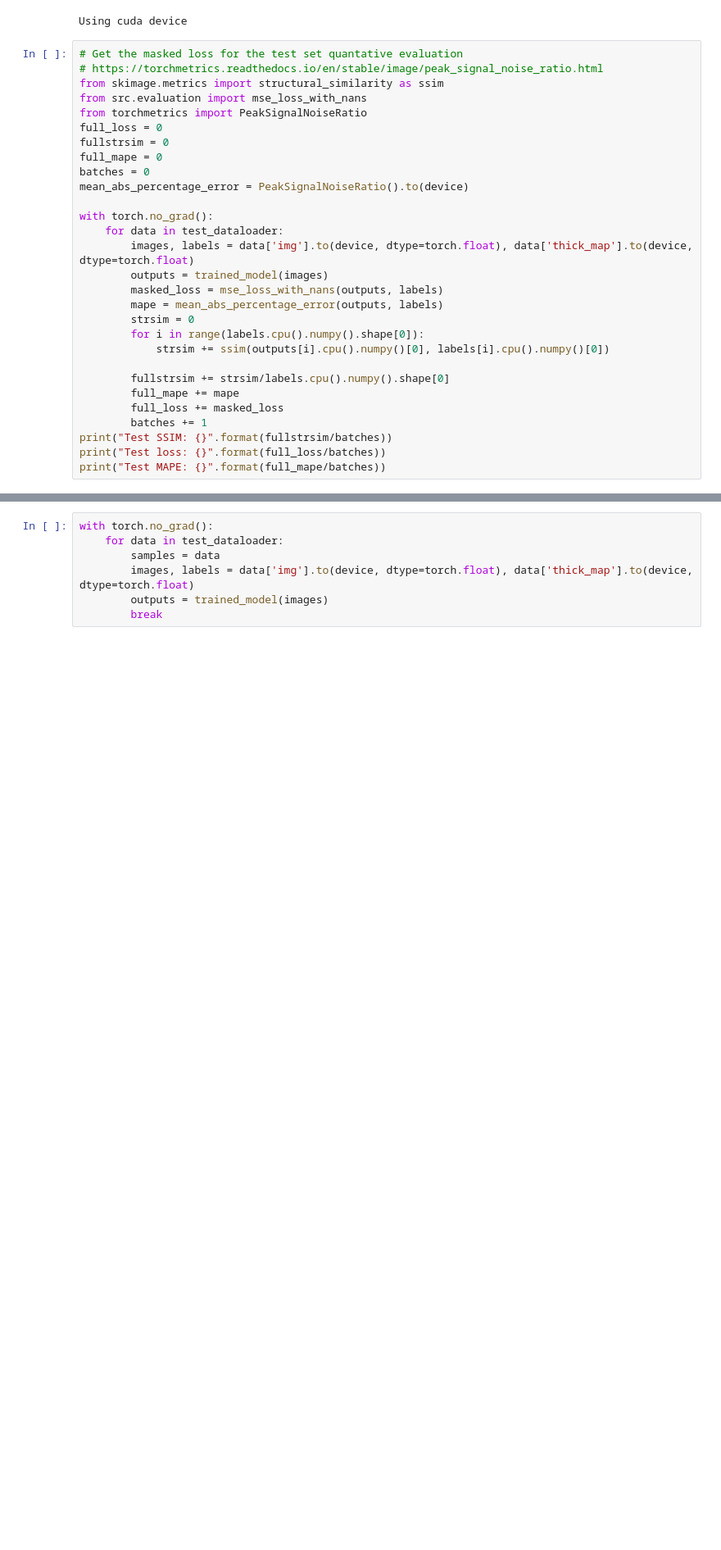
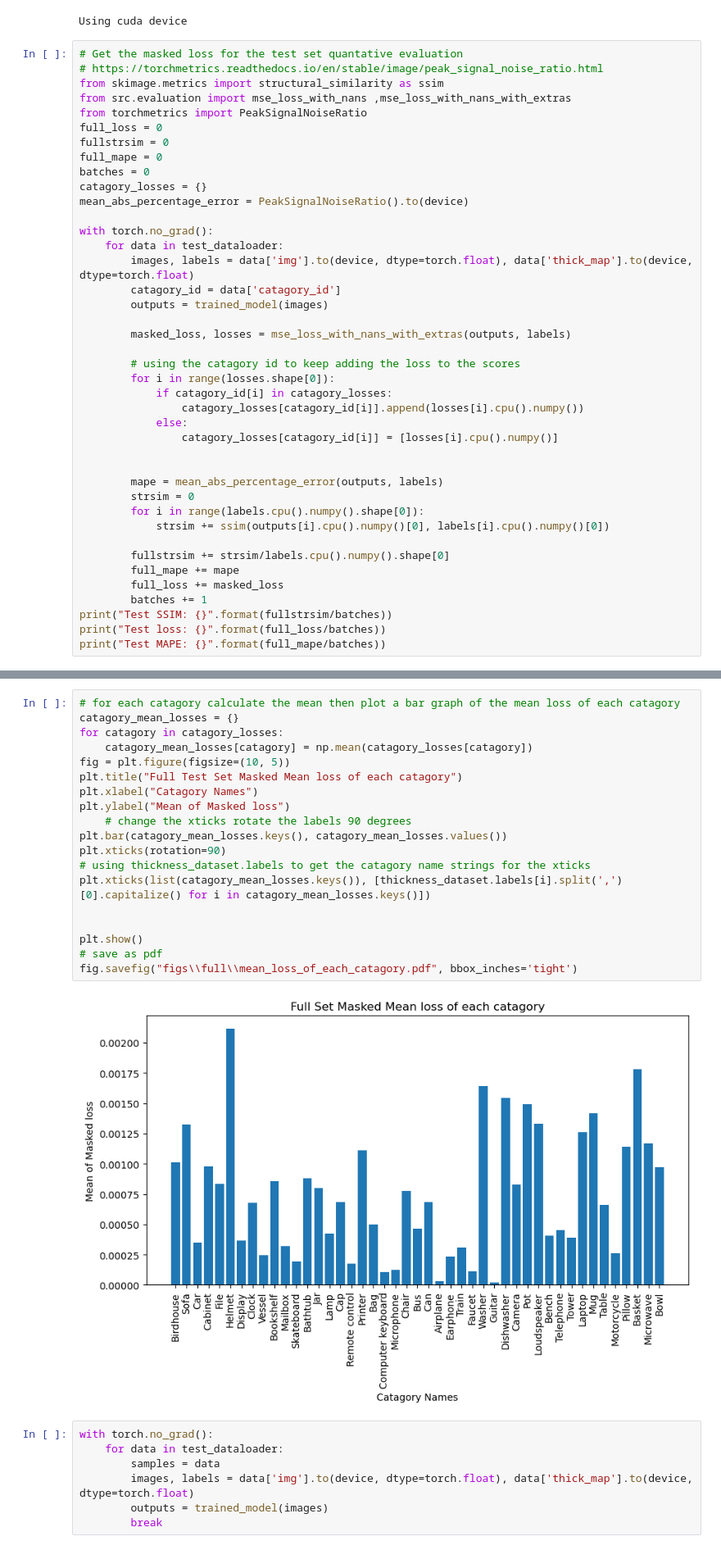
Before and after one commit to kane1204/Object-Thickness-Estimation-Network, a Jupyter notebook: test_model_balanced.ipynb, the cells around one changed output, grey strips where cells are left out. Shown at 82% size. Drawn from its saved outputs; the diff is of its cells as text; blank space fills up the shorter version.

```diff
--- a/test_model_balanced.ipynb
+++ b/test_model_balanced.ipynb
@@ -144,19 +144,31 @@ Using cuda device
 # Get the masked loss for the test set quantative evaluation
 # https://torchmetrics.readthedocs.io/en/stable/image/peak_signal_noise_ratio.html
 from skimage.metrics import structural_similarity as ssim
-from src.evaluation import mse_loss_with_nans
+from src.evaluation import mse_loss_with_nans ,mse_loss_with_nans_with_extras
 from torchmetrics import PeakSignalNoiseRatio
 full_loss = 0
 fullstrsim = 0
 full_mape = 0
 batches = 0
+catagory_losses = {}
 mean_abs_percentage_error = PeakSignalNoiseRatio().to(device)
 
 with torch.no_grad():
     for data in test_dataloader:
         images, labels = data['img'].to(device, dtype=torch.float), data['thick_map'].to(device, dtype=torch.float)
+        catagory_id = data['catagory_id']
         outputs = trained_model(images)
-        masked_loss = mse_loss_with_nans(outputs, labels)
+
+        masked_loss, losses = mse_loss_with_nans_with_extras(outputs, labels)
+
+        # using the catagory id to keep adding the loss to the scores
+        for i in range(losses.shape[0]):
+            if catagory_id[i] in catagory_losses:
+                catagory_losses[catagory_id[i]].append(losses[i].cpu().numpy())
+            else:
+                catagory_losses[catagory_id[i]] = [losses[i].cpu().numpy()]
+
+
         mape = mean_abs_percentage_error(outputs, labels)
         strsim = 0
         for i in range(labels.cpu().numpy().shape[0]):
@@ -175,4 +187,25 @@ Test loss: 0.007023253478109837
 Test MAPE: 29.51276206970215
+# %%
+# for each catagory calculate the mean then plot a bar graph of the mean loss of each catagory
+catagory_mean_losses = {}
+for catagory in catagory_losses:
+    catagory_mean_losses[catagory] = np.mean(catagory_losses[catagory])
+fig = plt.figure(figsize=(10, 5))
+plt.title("Full Test Set Masked Mean loss of each catagory")
+plt.xlabel("Catagory Names")
+plt.ylabel("Mean of Masked loss")
+    # change the xticks rotate the labels 90 degrees
+plt.bar(catagory_mean_losses.keys(), catagory_mean_losses.values())
+plt.xticks(rotation=90)
+# using thickness_dataset.labels to get the catagory name strings for the xticks
+plt.xticks(list(catagory_mean_losses.keys()), [thickness_dataset.labels[i].split(',')[0].capitalize() for i in catagory_mean_losses.keys()])
+
+
+plt.show()
+# save as pdf
+fig.savefig("figs\\full\\mean_loss_of_each_catagory.pdf", bbox_inches='tight')
+# %% [output]
+[figure, added]
 # %%
 with torch.no_grad():
     for data in test_dataloader:
```
Also changed, not shown: parts of 1 cell of this notebook, 8 other files.
